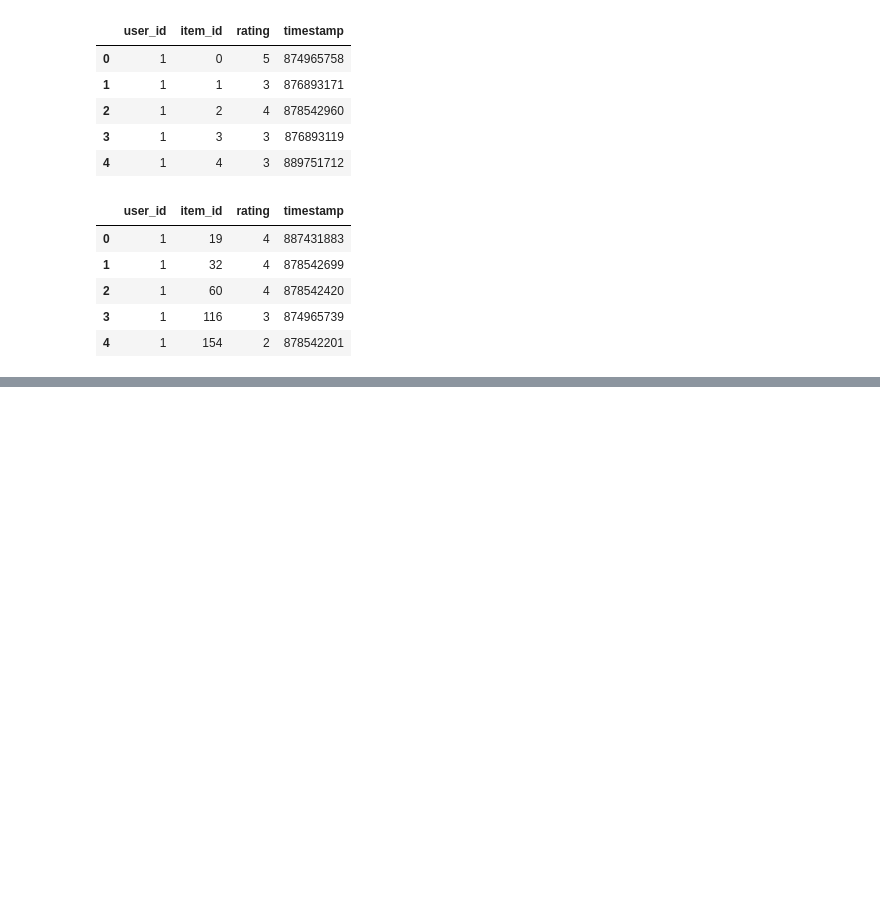
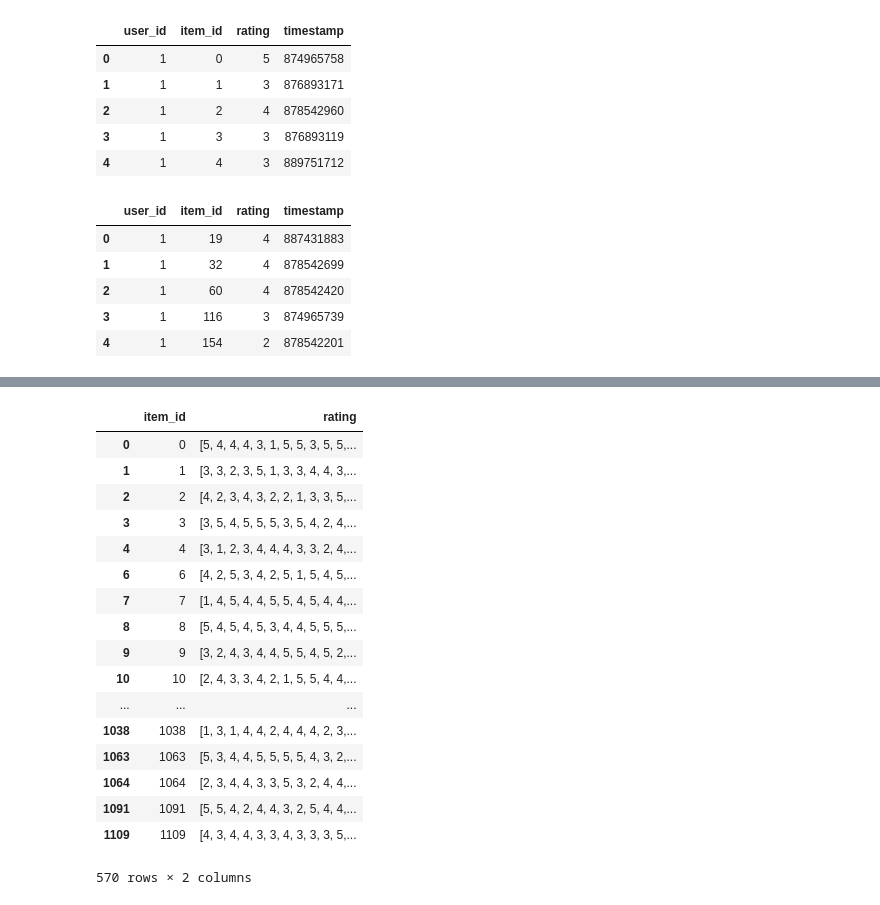
Before and after one commit to macomino/sistemasrecomendacion, a Jupyter notebook: sistema_recomendacion.ipynb, the cells around one changed output, grey strips where cells are left out. Cells and saved outputs as stored; diff of their text form; code cells hidden in the pictures; blank space fills up the shorter version.

```diff
--- a/sistema_recomendacion.ipynb
+++ b/sistema_recomendacion.ipynb
@@ -247,0 +345,4 @@ test.head()
+# %%
+min_ratings = 50
+listRatedMovies =  train.groupby('item_id')['rating'].apply(list).reset_index()
+listRatedMovies.head()
@@ -247,0 +356,22 @@ test.head()
+# %%
+filteredListRatedMovies = listRatedMovies[listRatedMovies.rating.apply(lambda x: len(x) > min_ratings)]
+filteredListRatedMovies
+# %% [output]
+|  | item_id | rating |
+| 0 | 0 | [5, 4, 4, 4, 3, 1, 5, 5, 3, 5, 5,... |
+| 1 | 1 | [3, 3, 2, 3, 5, 1, 3, 3, 4, 4, 3,... |
+| 2 | 2 | [4, 2, 3, 4, 3, 2, 2, 1, 3, 3, 5,... |
+| 3 | 3 | [3, 5, 4, 5, 5, 5, 3, 5, 4, 2, 4,... |
+| 4 | 4 | [3, 1, 2, 3, 4, 4, 4, 3, 3, 2, 4,... |
+| 6 | 6 | [4, 2, 5, 3, 4, 2, 5, 1, 5, 4, 5,... |
+| 7 | 7 | [1, 4, 5, 4, 4, 5, 5, 4, 5, 4, 4,... |
+| 8 | 8 | [5, 4, 5, 4, 5, 3, 4, 4, 5, 5, 5,... |
+| 9 | 9 | [3, 2, 4, 3, 4, 4, 5, 5, 4, 5, 2,... |
+| 10 | 10 | [2, 4, 3, 3, 4, 2, 1, 5, 5, 4, 4,... |
+| ... | ... | ... |
+| 1038 | 1038 | [1, 3, 1, 4, 4, 2, 4, 4, 4, 2, 3,... |
+| 1063 | 1063 | [5, 3, 4, 4, 5, 5, 5, 5, 4, 3, 2,... |
+| 1064 | 1064 | [2, 3, 4, 4, 3, 3, 5, 3, 2, 4, 4,... |
+| 1091 | 1091 | [5, 5, 4, 2, 4, 4, 3, 2, 5, 4, 4,... |
+| 1109 | 1109 | [4, 3, 4, 4, 3, 3, 4, 3, 3, 3, 5,... |
+570 rows × 2 columns
```
Also changed, not shown: parts of 23 cells of this notebook.
